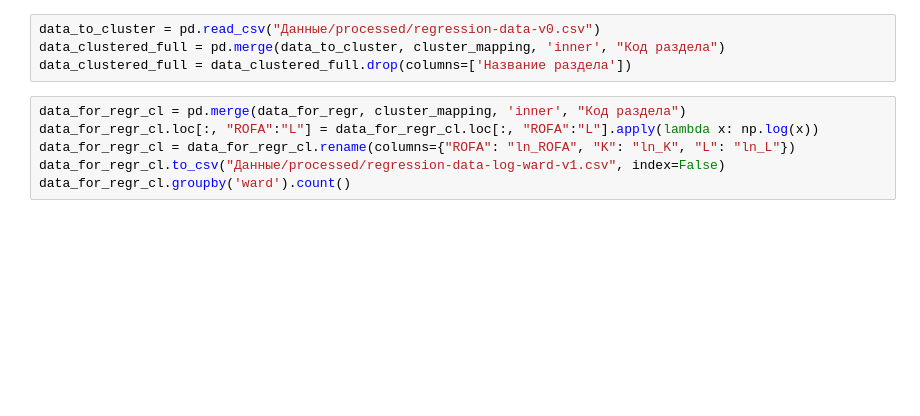
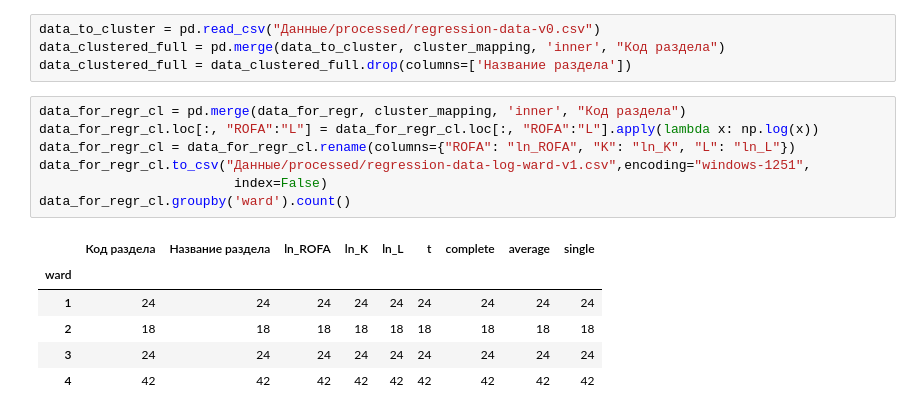
Before and after one commit to tony-pitchblack/---------------, a Jupyter notebook: clustering-structure.ipynb, the cells around one changed output. Drawn from its saved outputs; the diff is of its cells as text; blank space fills up the shorter version.

```diff
--- a/clustering-structure.ipynb
+++ b/clustering-structure.ipynb
@@ -181,7 +232,15 @@ data_clustered_full = data_clustered_full.drop(columns=['Название раз
 # %%
 data_for_regr_cl = pd.merge(data_for_regr, cluster_mapping, 'inner', "Код раздела")
 data_for_regr_cl.loc[:, "ROFA":"L"] = data_for_regr_cl.loc[:, "ROFA":"L"].apply(lambda x: np.log(x))
 data_for_regr_cl = data_for_regr_cl.rename(columns={"ROFA": "ln_ROFA", "K": "ln_K", "L": "ln_L"})
-data_for_regr_cl.to_csv("Данные/processed/regression-data-log-ward-v1.csv", index=False)
+data_for_regr_cl.to_csv("Данные/processed/regression-data-log-ward-v1.csv",encoding="windows-1251",
+                         index=False)
 data_for_regr_cl.groupby('ward').count()
+# %% [output]
+|  | Код раздела | Название раздела | ln_ROFA | ln_K | ln_L | t | complete | average | single |
+| ward |  |  |  |  |  |  |  |  |  |
+| 1 | 24 | 24 | 24 | 24 | 24 | 24 | 24 | 24 | 24 |
+| 2 | 18 | 18 | 18 | 18 | 18 | 18 | 18 | 18 | 18 |
+| 3 | 24 | 24 | 24 | 24 | 24 | 24 | 24 | 24 | 24 |
+| 4 | 42 | 42 | 42 | 42 | 42 | 42 | 42 | 42 | 42 |
 # %%
```
Also changed, not shown: parts of 24 cells of this notebook, 7 other files.
